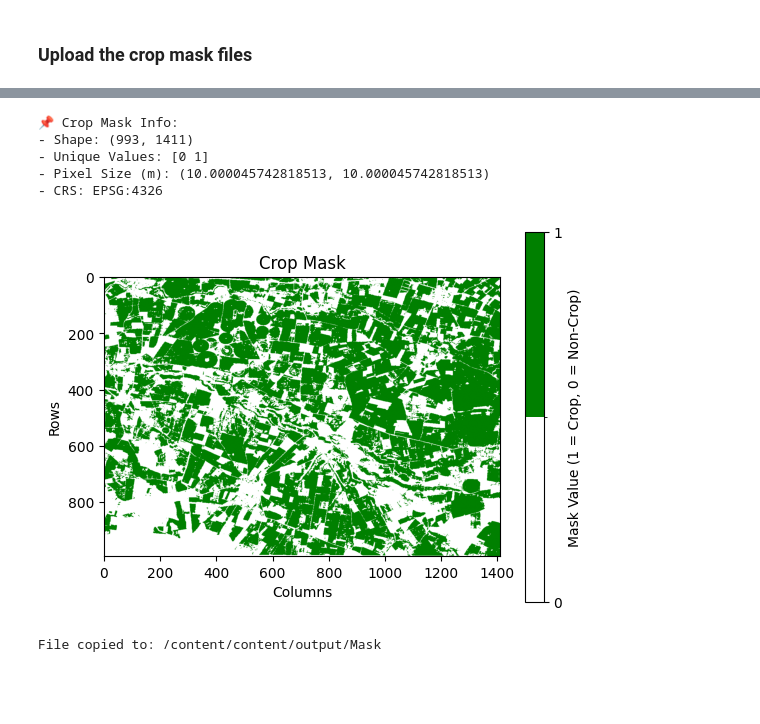
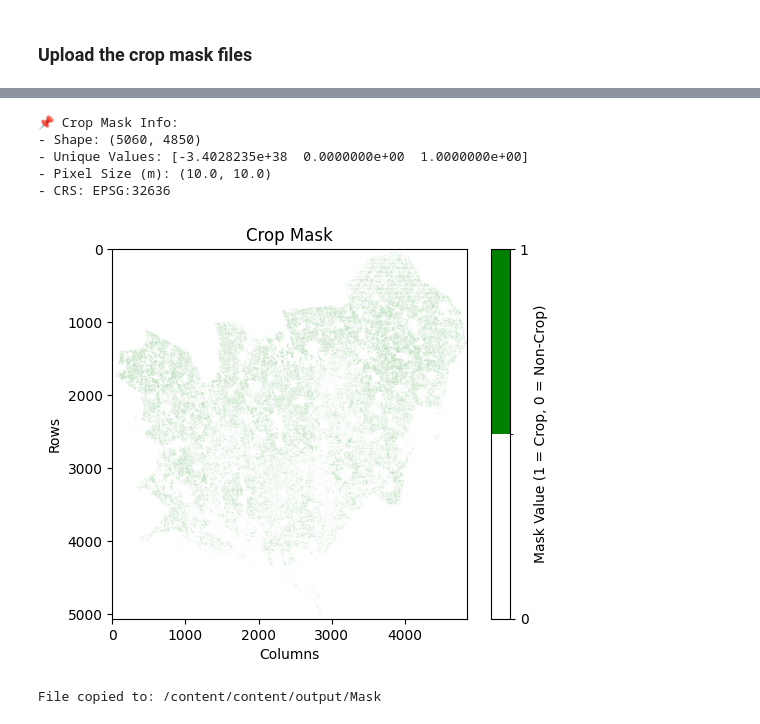
Before and after one commit to wateraccounting/WaPORIPA, a Jupyter notebook: Notebooks_v1.0/Module_2_Seasonal_CWR_GreenBlueETa.ipynb, the cells around one changed output, grey strips where cells are left out. Saved outputs shown, nothing was run; the diff lists cells and outputs as text; code cells hidden in the pictures; blank space fills up the shorter version.

```diff
--- a/Notebooks_v1.0/Module_2_Seasonal_CWR_GreenBlueETa.ipynb
+++ b/Notebooks_v1.0/Module_2_Seasonal_CWR_GreenBlueETa.ipynb
@@ -139,32 +190,32 @@ Saving Iraq_Irrigation_Mask_04.tif to Iraq_Irrigation_Mask_04.tif
 # %%
-# Crop mask file and its information (properties)
+# Plot Crop mask file and its information (properties)
 # Define the path to the uploaded mask file
-mask_path = "/content/Iraq_Irrigation_Mask_04.tif"
+mask_path = "/content/Gharbiawheat.tif"
 
 # Read the crop mask
 with rasterio.open(mask_path) as mask_src:
     crop_mask = mask_src.read(1)
     pixel_size = mask_src.res
     crs = mask_src.crs.to_string()
     pixel_size_meters = (pixel_size[0] * 111320, pixel_size[1] * 111320) if mask_src.crs.is_geographic else pixel_size
 
 # Display mask info
 print(f"📌 Crop Mask Info:\n- Shape: {crop_mask.shape}\n- Unique Values: {np.unique(crop_mask)}\n"
       f"- Pixel Size (m): {pixel_size_meters}\n- CRS: {crs}")
 
 # Plot crop mask
 plt.imshow(crop_mask, cmap=mcolors.ListedColormap(["white", "green"]), norm=mcolors.BoundaryNorm([0, 0.5, 1], 2))
 plt.colorbar(label="Mask Value (1 = Crop, 0 = Non-Crop)", ticks=[0, 1])
 plt.title("Crop Mask")
 plt.xlabel("Columns")
 plt.ylabel("Rows")
 plt.show()
 # %% [output]
 📌 Crop Mask Info:
-- Shape: (993, 1411)
-- Unique Values: [0 1]
-- Pixel Size (m): (10.000045742818513, 10.000045742818513)
-- CRS: EPSG:4326
+- Shape: (5060, 4850)
+- Unique Values: [-3.4028235e+38  0.0000000e+00  1.0000000e+00]
+- Pixel Size (m): (10.0, 10.0)
+- CRS: EPSG:32636
-[figure, old version]
+[figure, new version]
 # %%
 # Copy crop mask file to output directory (same file path as the seasonal datasets)
```
Also changed, not shown: parts of 13 cells of this notebook.
